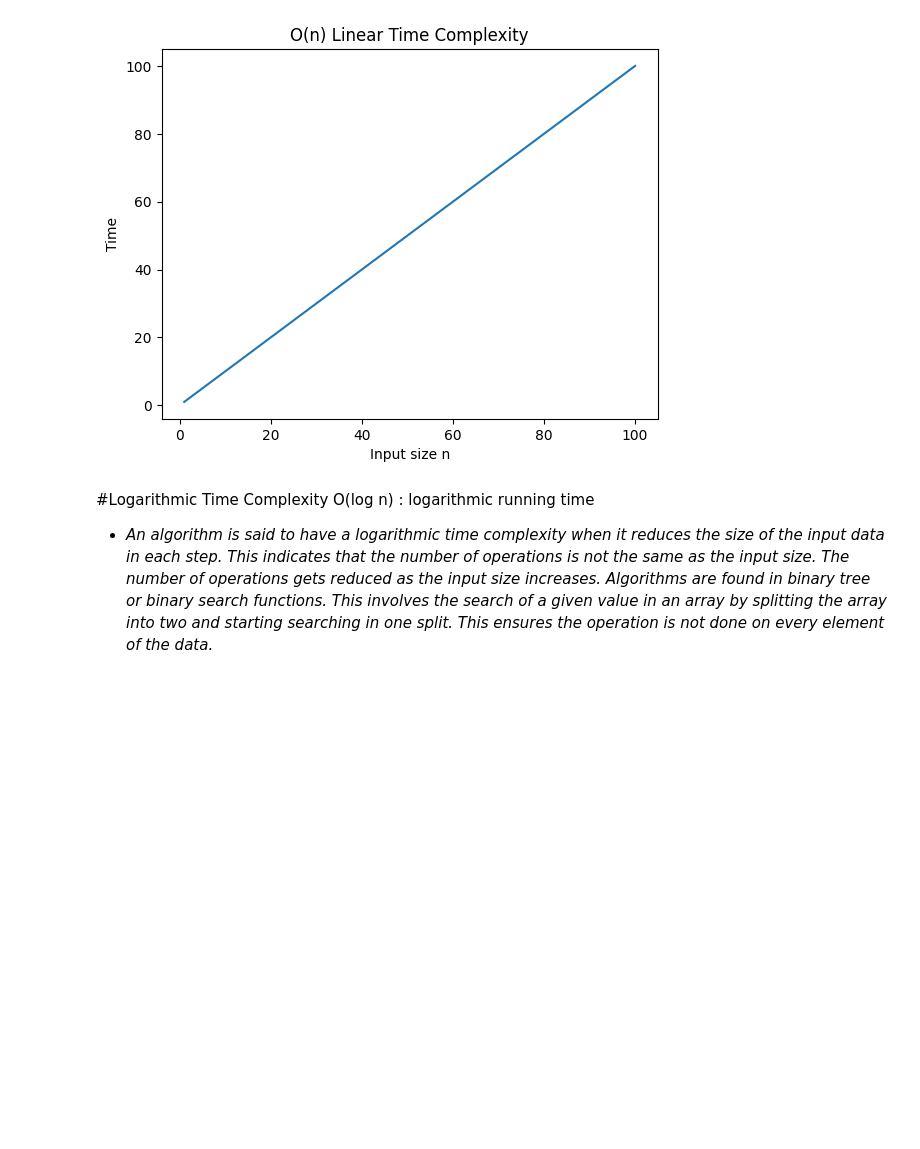
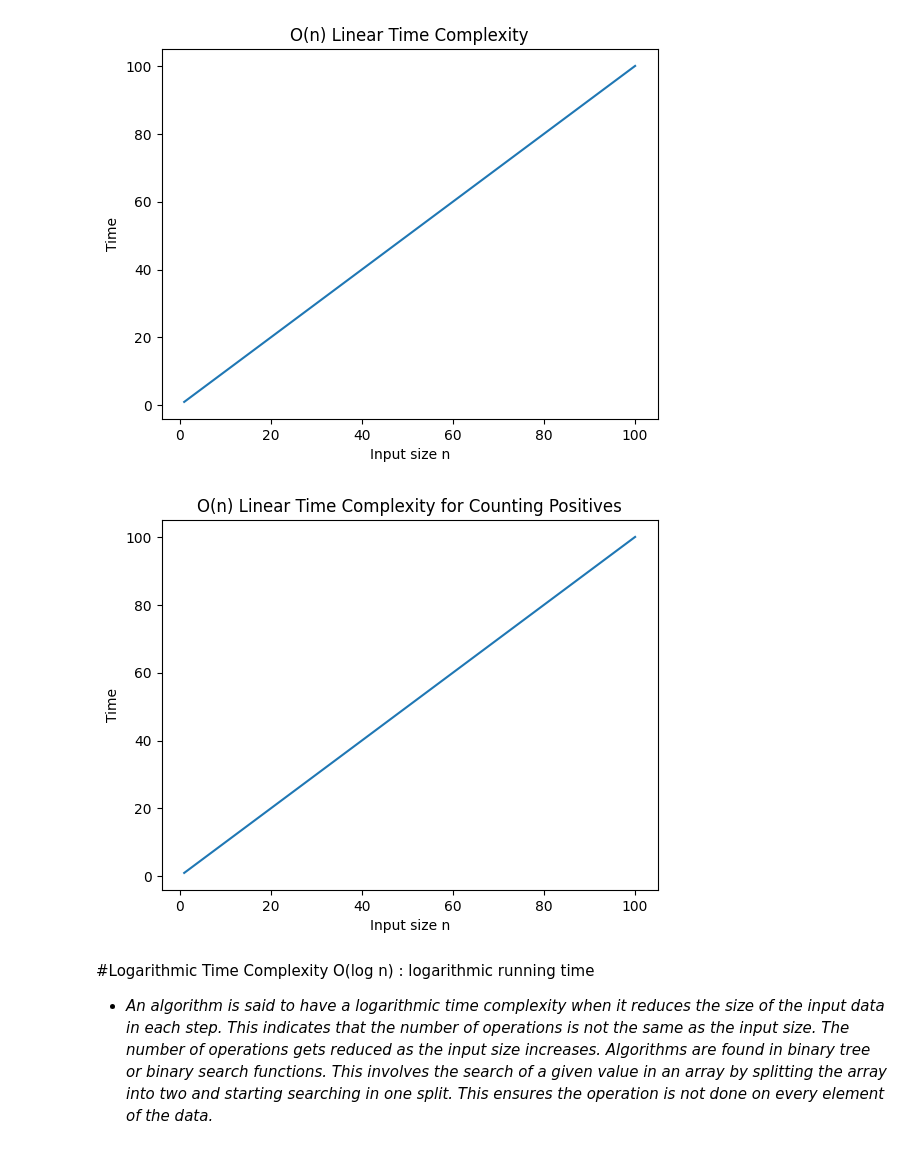
Before and after one commit to Sameer240725/ALGORITHM-LAB, a Jupyter notebook: Lab_3_Growth_of_function.ipynb, the cells around one changed output. Cells and saved outputs as stored; diff of their text form; code cells hidden in the pictures; blank space fills up the shorter version.

```diff
--- a/Lab_3_Growth_of_function.ipynb
+++ b/Lab_3_Growth_of_function.ipynb
@@ -74,3 +94,33 @@ plt.show()
+# %%
+#Prob_3:Take another example and write the code that runs in linear amount of time no matter what is the size of input..
+#similar to example-2, also plot the graph (eg. even_oddcounts elements greater than zero)
+
+import matplotlib.pyplot as plt
+
+def count_positives(numbers):
+    count = 0
+    for num in numbers:
+        if num > 0:
+            count += 1
+    return count
+
+n_values = list(range(1, 101))
+time_values = []
+
+for n in n_values:
+    # Create a list of 'n' numbers for simulation
+    data = list(range(-n // 2, n // 2 + 1)) # Example: for n=10, data might be [-5,-4,...,4,5]
+    count_positives(data)
+    time_values.append(n) # Linear time complexity is represented by 'n'
+
+plt.figure()
+plt.plot(n_values, time_values)
+plt.xlabel("Input size n")
+plt.ylabel("Time")
+plt.title("O(n) Linear Time Complexity for Counting Positives")
+plt.show()
+# %% [output]
+[figure, added]
 # %% [markdown]
 #Logarithmic Time Complexity O(log n) : logarithmic running time
 - *An algorithm is said to have a logarithmic time complexity when it reduces the size of the input data in each step. This indicates that the number of operations is not the same as the input size. The number of operations gets reduced as the input size increases. Algorithms are found in binary tree or binary search functions. This involves the search of a given value in an array by splitting the array into two and starting searching in one split. This ensures the operation is not done on every element of the data.*
```
Also changed, not shown: parts of 14 cells of this notebook.
